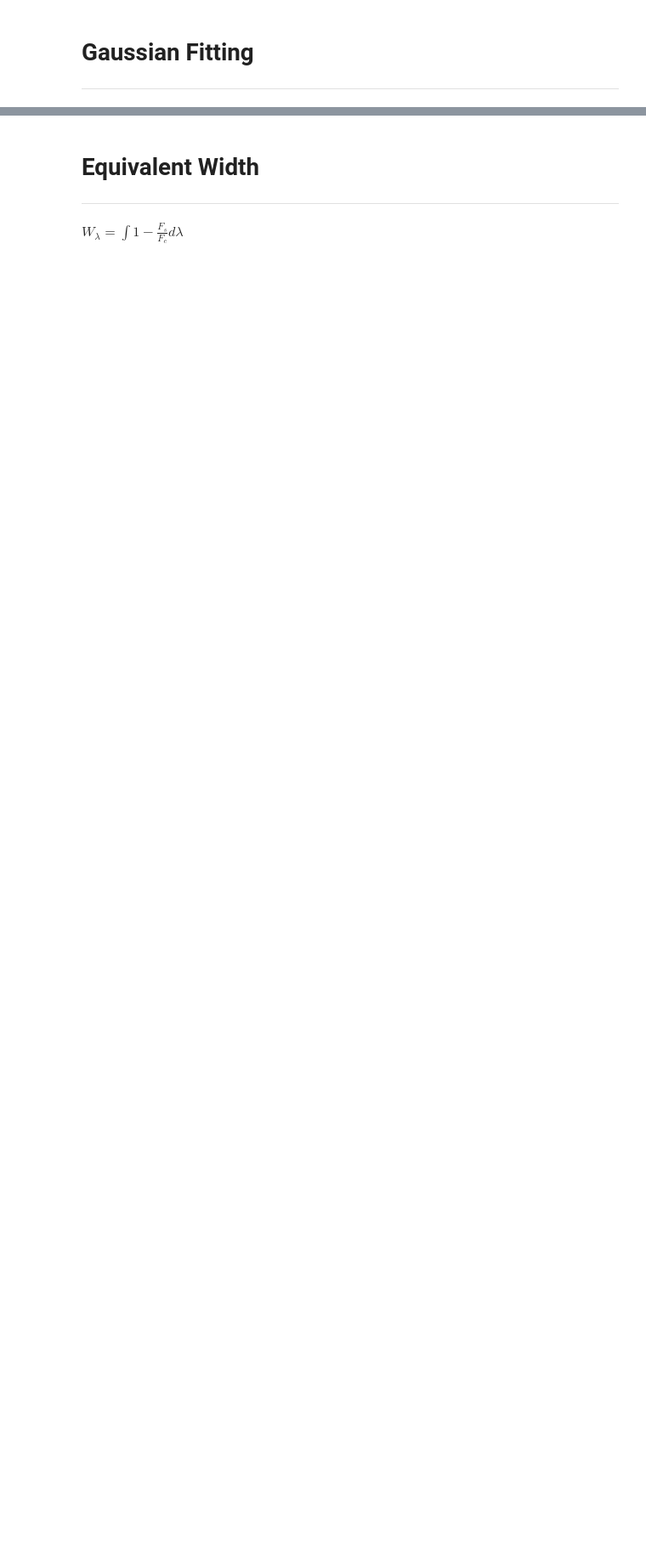
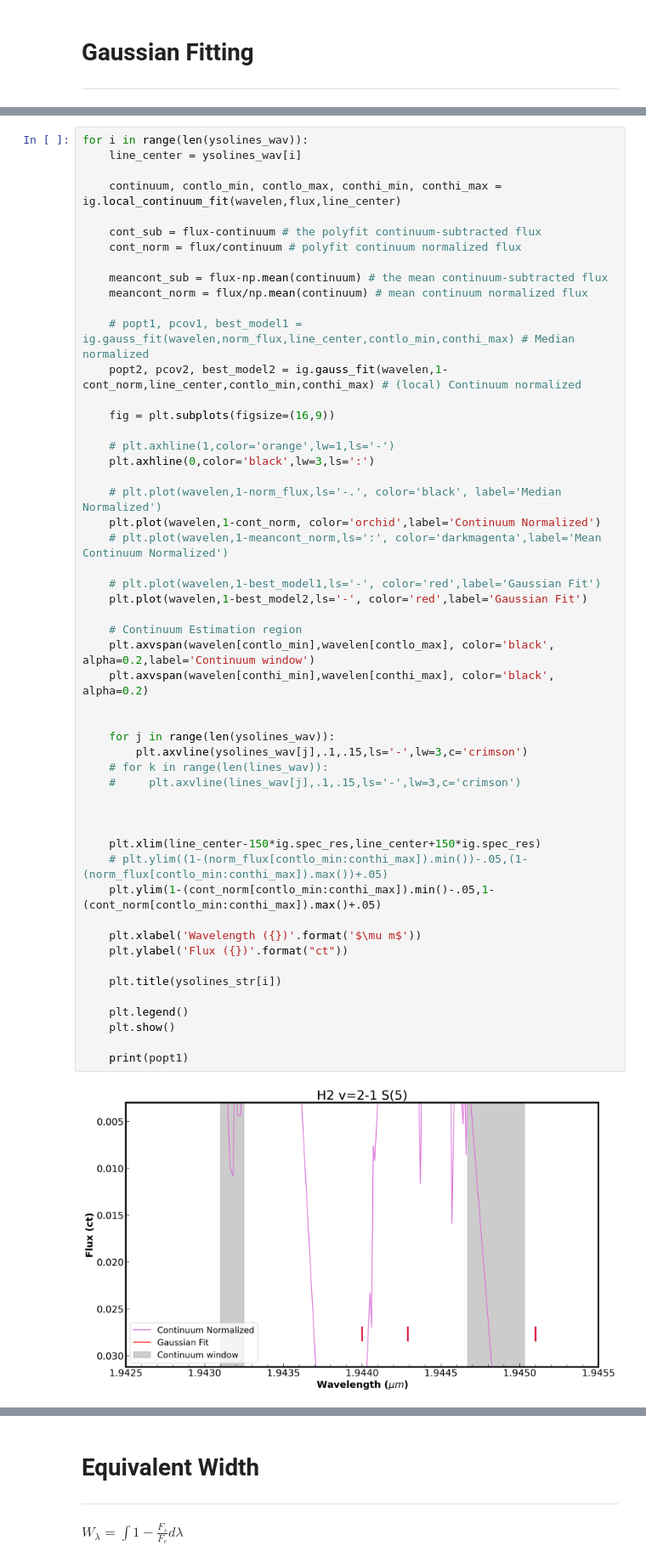
Before and after one commit to SavOliveira/IGRINS-Spectra, a Jupyter notebook: Standards_EW_V2.ipynb, the cells around one changed output, grey strips where cells are left out. Shown at 85% size. Cells and saved outputs as stored; diff of their text form; blank space fills up the shorter version.

```diff
--- a/Standards_EW_V2.ipynb
+++ b/Standards_EW_V2.ipynb
@@ -376,0 +266,54 @@ meancont_norm = flux/mean_cont # mean continuum normalized flux
+# %%
+for i in range(len(ysolines_wav)):
+    line_center = ysolines_wav[i]
+
+    continuum, contlo_min, contlo_max, conthi_min, conthi_max = ig.local_continuum_fit(wavelen,flux,line_center)
+
+    cont_sub = flux-continuum # the polyfit continuum-subtracted flux
+    cont_norm = flux/continuum # polyfit continuum normalized flux
+
+    meancont_sub = flux-np.mean(continuum) # the mean continuum-subtracted flux
+    meancont_norm = flux/np.mean(continuum) # mean continuum normalized flux
+
+    # popt1, pcov1, best_model1 = ig.gauss_fit(wavelen,norm_flux,line_center,contlo_min,conthi_max) # Median normalized
+    popt2, pcov2, best_model2 = ig.gauss_fit(wavelen,1-cont_norm,line_center,contlo_min,conthi_max) # (local) Continuum normalized
+
+    fig = plt.subplots(figsize=(16,9))
+
+    # plt.axhline(1,color='orange',lw=1,ls='-')
+    plt.axhline(0,color='black',lw=3,ls=':')
+
+    # plt.plot(wavelen,1-norm_flux,ls='-.', color='black', label='Median Normalized')
+    plt.plot(wavelen,1-cont_norm, color='orchid',label='Continuum Normalized')
+    # plt.plot(wavelen,1-meancont_norm,ls=':', color='darkmagenta',label='Mean Continuum Normalized')
+
+    # plt.plot(wavelen,1-best_model1,ls='-', color='red',label='Gaussian Fit')
+    plt.plot(wavelen,1-best_model2,ls='-', color='red',label='Gaussian Fit')
+
+    # Continuum Estimation region
+    plt.axvspan(wavelen[contlo_min],wavelen[contlo_max], color='black', alpha=0.2,label='Continuum window')
+    plt.axvspan(wavelen[conthi_min],wavelen[conthi_max], color='black', alpha=0.2)
+
+
+    for j in range(len(ysolines_wav)):
+        plt.axvline(ysolines_wav[j],.1,.15,ls='-',lw=3,c='crimson')
+    # for k in range(len(lines_wav)):
+    #     plt.axvline(lines_wav[j],.1,.15,ls='-',lw=3,c='crimson')
+
+
+
+    plt.xlim(line_center-150*ig.spec_res,line_center+150*ig.spec_res)
+    # plt.ylim((1-(norm_flux[contlo_min:conthi_max]).min())-.05,(1-(norm_flux[contlo_min:conthi_max]).max())+.05)
+    plt.ylim(1-(cont_norm[contlo_min:conthi_max]).min()-.05,1-(cont_norm[contlo_min:conthi_max]).max()+.05)
+
+    plt.xlabel('Wavelength ({})'.format('$\mu m$'))
+    plt.ylabel('Flux ({})'.format("ct"))
+
+    plt.title(ysolines_str[i])
+
+    plt.legend()
+    plt.show()
+
+    print(popt1)
+# %% [output]
+[figure, added]
```
Also changed, not shown: parts of 18 cells of this notebook, 2 other files.
